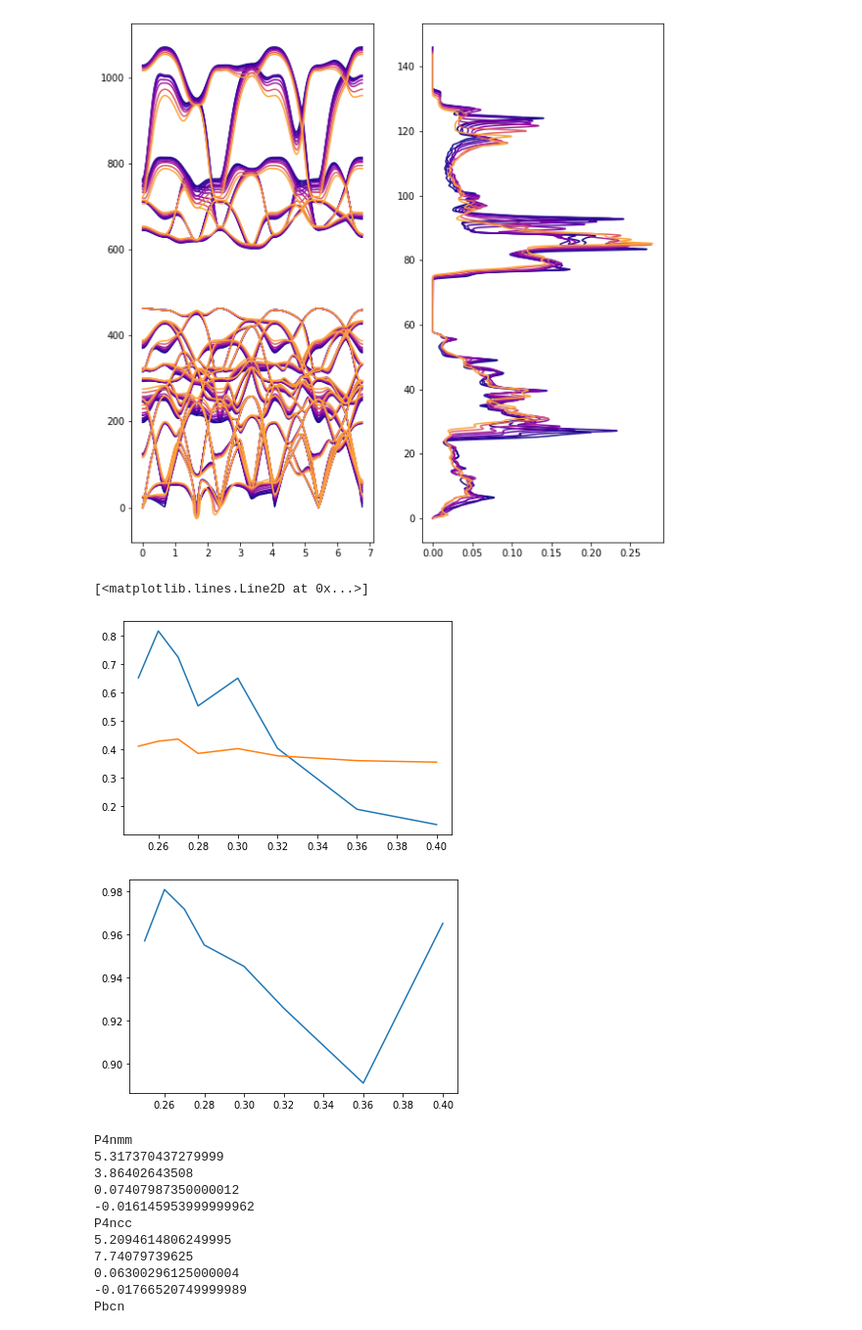
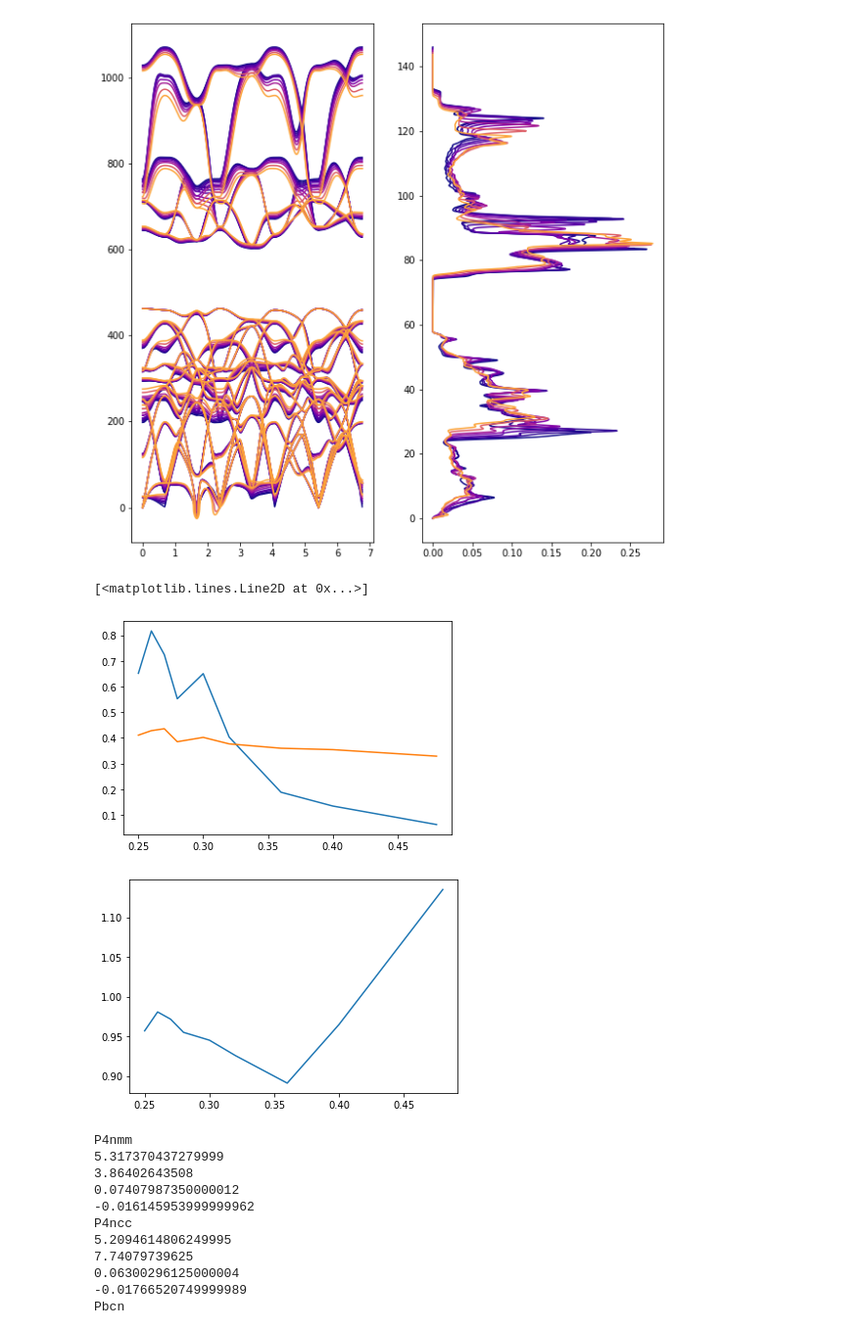
Before and after one commit to noemas/WO3, a Jupyter notebook: EPC/coupling_plots.ipynb, the cells around one changed output. Shown at 98% size. Cells and saved outputs as stored; diff of their text form; code cells hidden in the pictures.

```diff
--- a/EPC/coupling_plots.ipynb
+++ b/EPC/coupling_plots.ipynb
@@ -390,7 +390,7 @@ import matplotlib.pyplot as plt
 #dos_f = [0.3192, 0.3284, 0.3044, 0.2761, 0.2493, 0.2277, 0.2142, 0.2111, 0.2438]
 
 #P4nmm_fc
-charge = numpy.array([0.25, 0.26, 0.27, 0.28, 0.3, 0.32, 0.36, 0.4])
+charge = numpy.array([0.25, 0.26, 0.27, 0.28, 0.3, 0.32, 0.36, 0.4, 0.48])
 a2F_filenames = ["P4nmm_e025_fc/P4nmm_e025_fc.a2f.01",
                  "P4nmm_e026_fc/P4nmm_e026_fc.a2f.01",
                  "P4nmm_e027_fc/P4nmm_e027_fc.a2f.01",
@@ -398,12 +398,13 @@ a2F_filenames = ["P4nmm_e025_fc/P4nmm_e025_fc.a2f.01",
                  "P4nmm_e03_fc/P4nmm_e03_fc.a2f.01",
                  "P4nmm_e032_fc/P4nmm_e032_fc.a2f.01",
                  "P4nmm_e036_fc/P4nmm_e036_fc.a2f.01",
-                 "P4nmm_e04_fc/P4nmm_e04_fc.a2f.01"]
+                 "P4nmm_e04_fc/P4nmm_e04_fc.a2f.01",
+                 "P4nmm_e048_fc/P4nmm_e048_fc.a2f.01"]
 
-lambda_ = [0.4107982, 0.4283193, 0.4358288, 0.3852989, 0.4022451, 0.3769168, 0.3599312, 0.3545089]
+lambda_ = [0.4107982, 0.4283193, 0.4358288, 0.3852989, 0.4022451, 0.3769168, 0.3599312, 0.3545089, 0.3290377]
 
 #P4nmm_fc
-dos_f = [0.9569, 0.9807, 0.9716, 0.9550, 0.9451, 0.9257, 0.8910, 0.9650]
+dos_f = [0.9569, 0.9807, 0.9716, 0.9550, 0.9451, 0.9257, 0.8910, 0.9650, 1.135]
 
 #lower limit in frequency integration
 w_low = 4
@@ -443,35 +444,35 @@ def calc_logavg(a2F_file, l_a2F, w_low, ismear):
     dw = a2F[1, 0] - a2F[0, 0]
     integral = 0
     for i in range(0, a2F.shape[0] - 1):
         if a2F[i, 0] >= w_low:
             riemann_low = 1/a2F[i, 0] * a2F[i, ismear] * numpy.log(a2F[i, 0])
             riemann_high = 1/a2F[i+1, 0] * a2F[i+1, ismear] * numpy.log(a2F[i+1, 0])
             riemann = (riemann_low + riemann_high) / 2 * dw
             integral += riemann
     return numpy.exp(2/l_a2F * integral)
 
 #function to calculate Tc from a2F, l_a2F, logavg and mu*
 #Tc is in Kelvin
 def calc_Tc(logavg, l_a2F, mu):
     Tc = logavg / 1.2 * numpy.exp(-1.04*(1 + l_a2F) / (l_a2F - mu*(1 + 0.62 * l_a2F)))
     return Tc * 13.6056981 /  8.6173427909e-05
 
 
 Tc = numpy.empty(0)
 for file in a2F_files:
     l_a2F = calc_l_a2F(file, w_low, ismear)
     logavg = calc_logavg(file, l_a2F, w_low, ismear)
     Tc = numpy.append(Tc, calc_Tc(logavg, l_a2F, mu))
 
 plt.figure(1)
 plt.plot(charge, Tc)
 plt.plot(charge, lambda_)
 plt.figure(2)
 plt.plot(charge, dos_f)
 # %% [output]
 [<matplotlib.lines.Line2D at 0x...>]
-[figure, old version]
+[figure, new version]
-[figure, old version]
+[figure, new version]
 # %%
 import numpy
 import matplotlib.pyplot as plt
```
Also changed, not shown: 26 other files.
